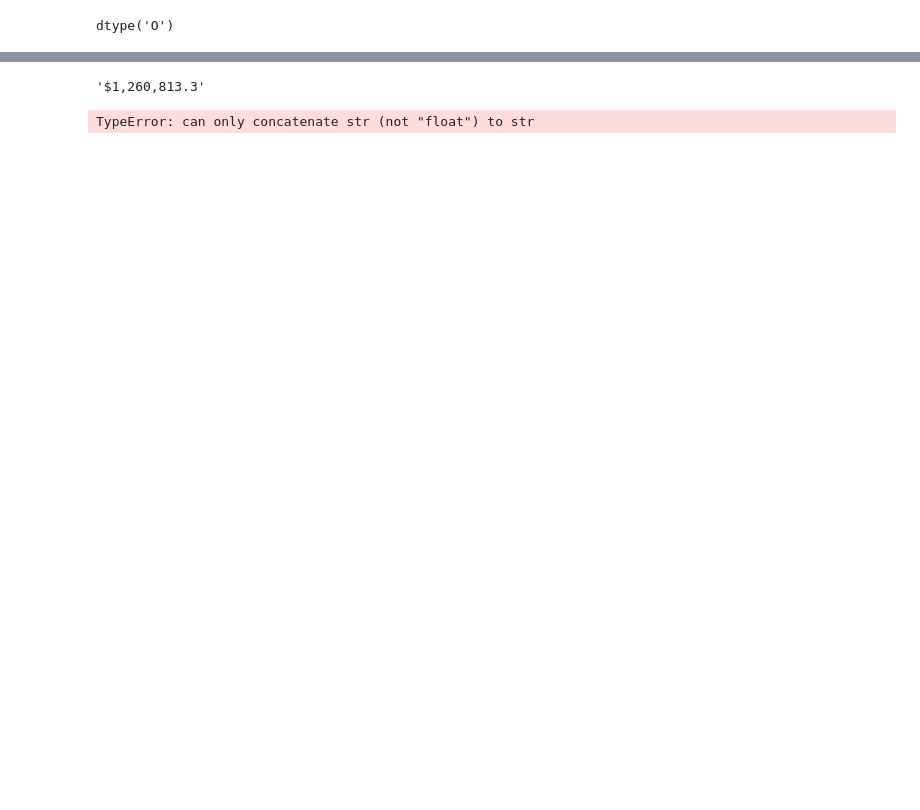
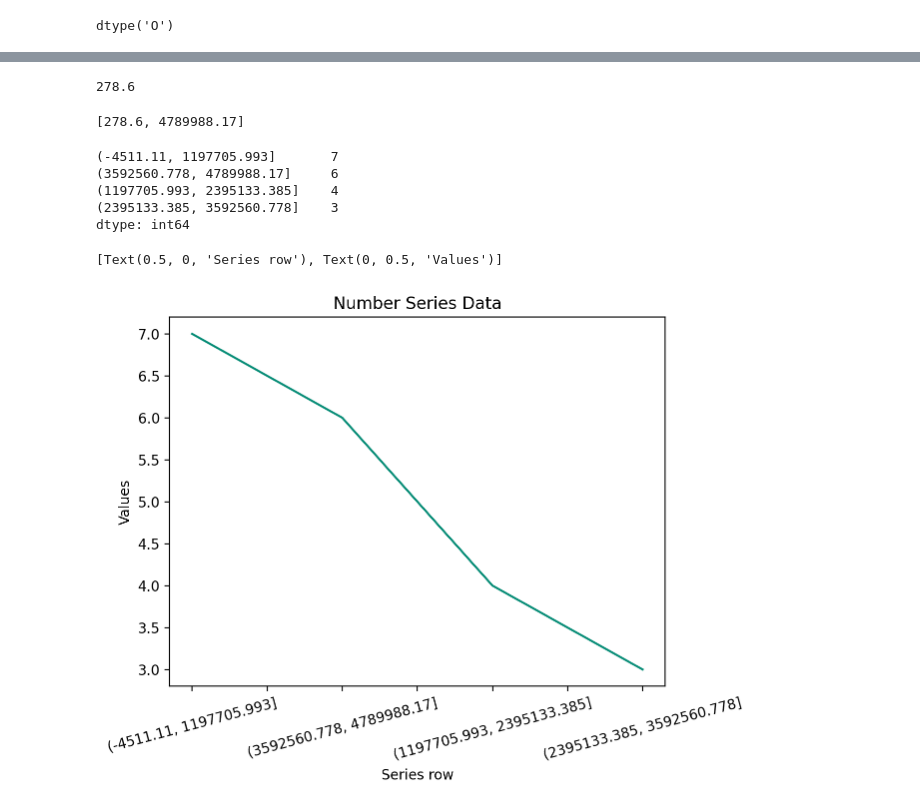
Before and after one commit to jacobpanyathong1/data-science-libraries, a Jupyter notebook: pandas_series.ipynb, the cells around one changed output, grey strips where cells are left out. Drawn from its saved outputs; the diff is of its cells as text; code cells hidden in the pictures; blank space fills up the shorter version.

```diff
--- a/pandas_series.ipynb
+++ b/pandas_series.ipynb
@@ -304,7 +314,7 @@ Length: 200, dtype: object
 # %%
-numbers = ['$796,459.41', '$278.60', '$482,571.67', '$4,503,915.98', '$2,121,418.3', '$1,260,813.3', '$87,231.01', '$1,509,175.45', '$4,138,548.00', '$2,848,913.80', '$594,715.39', '$4,789,988.17', '$4,513,644.5', '$3,191,059.97', '$1,758,712.24', '$4,338,283.54', '$4,738,303.38', '$2,791,759.67', '$769,681.94', '$452,650.23']
+num = ['$796,459.41', '$278.60', '$482,571.67', '$4,503,915.98', '$2,121,418.3', '$1,260,813.3', '$87,231.01', '$1,509,175.45', '$4,138,548.00', '$2,848,913.80', '$594,715.39', '$4,789,988.17', '$4,513,644.5', '$3,191,059.97', '$1,758,712.24', '$4,338,283.54', '$4,738,303.38', '$2,791,759.67', '$769,681.94', '$452,650.23']
 # %%
-numbers = p.Series(numbers)
-numbers.dtype
+num_series = p.Series(num)
+num_series.dtype
 # %% [output]
 dtype('O')
@@ -338,9 +331,18 @@ numbers.max()
 # %%
-numbers.min()
+num_series.min()
 # %% [output]
-'$1,260,813.3'
+278.6
+# %%
+[num_series.min() ,num_series.max()] #range for num_series
+# %% [output]
+[278.6, 4789988.17]
+# %%
+num_series_bin = p.cut(num_series, bins=4)
 # %%
-numbers_bin = p.cut(numbers, 4)
-numbers_bin.value_counts()
+num_series_bin.value_counts()
 # %% [output]
-TypeError: can only concatenate str (not "float") to str
+(-4511.11, 1197705.993]       7
+(3592560.778, 4789988.17]     6
+(1197705.993, 2395133.385]    4
+(2395133.385, 3592560.778]    3
+dtype: int64
@@ -349,3 +349,13 @@ numbers_bin
+# %%
+(
+    num_series_bin.value_counts().plot(
+        title= 'Number Series Data',
+        rot=15,
+        color='#068C76').set(xlabel='Series row',ylabel='Values')
+)
+# %% [output]
+[Text(0.5, 0, 'Series row'), Text(0, 0.5, 'Values')]
+[figure, added]
 # %%
 exam_scores = p.Series([60, 86, 75, 62, 93, 71, 60, 83, 95, 78, 65, 72, 69, 81, 96, 80, 85, 92, 82, 78])
 # %%
```
Also changed, not shown: parts of 36 cells of this notebook.
